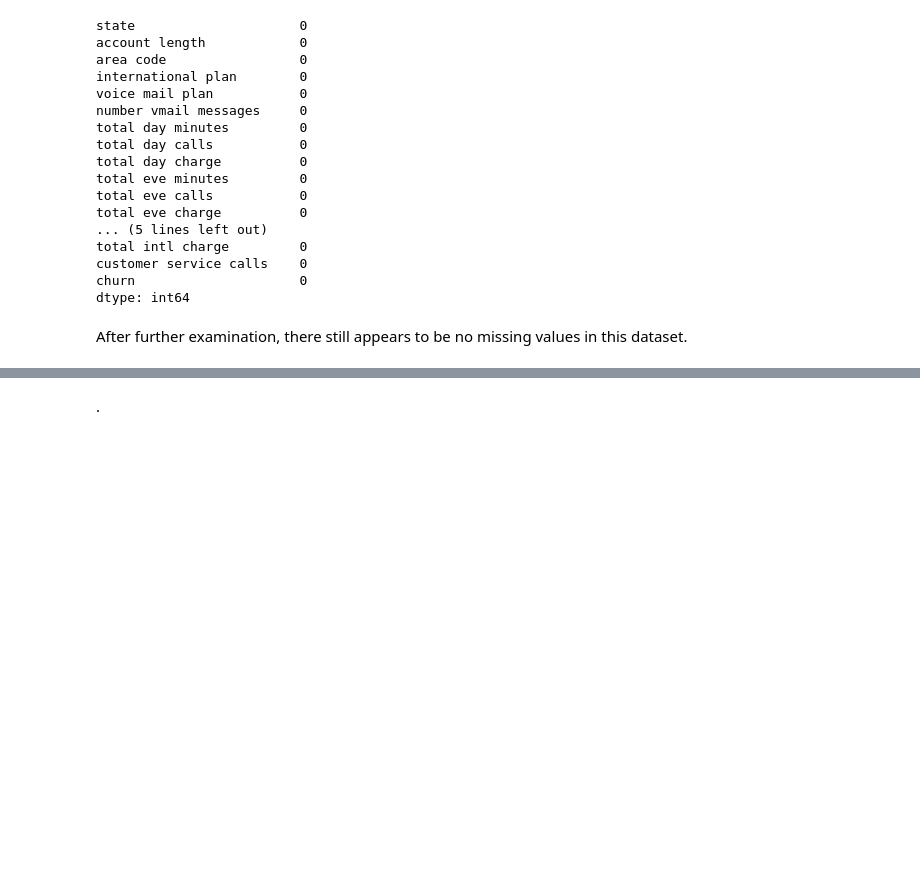
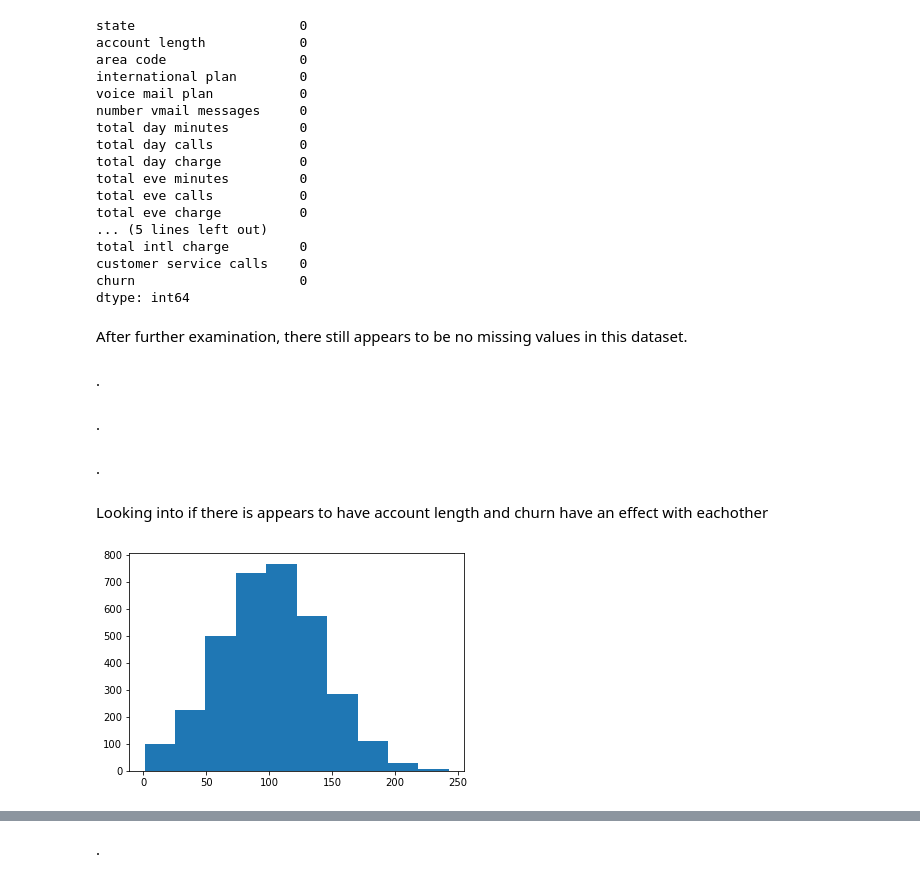
Before and after one commit to KyleWeesner/Phase_3, a Jupyter notebook: Jupyter Notebooks/Exploratory Data Analysis.ipynb, the cells around one changed output, grey strips where cells are left out. Cells and saved outputs as stored; diff of their text form; code cells hidden in the pictures; blank space fills up the shorter version.

```diff
--- a/Jupyter Notebooks/Exploratory Data Analysis.ipynb
+++ b/Jupyter Notebooks/Exploratory Data Analysis.ipynb
@@ -401,0 +406,12 @@ After further examination, there still appears to be no missing values in this d
+# %% [markdown]
+.
+# %% [markdown]
+.
+# %% [markdown]
+.
+# %% [markdown]
+Looking into if there is appears to have account length and churn have an effect with eachother
+# %%
+plt.hist(df['account length']);
+# %% [output]
+[figure, added]
```
Also changed, not shown: parts of 23 cells of this notebook, 3 other files.
